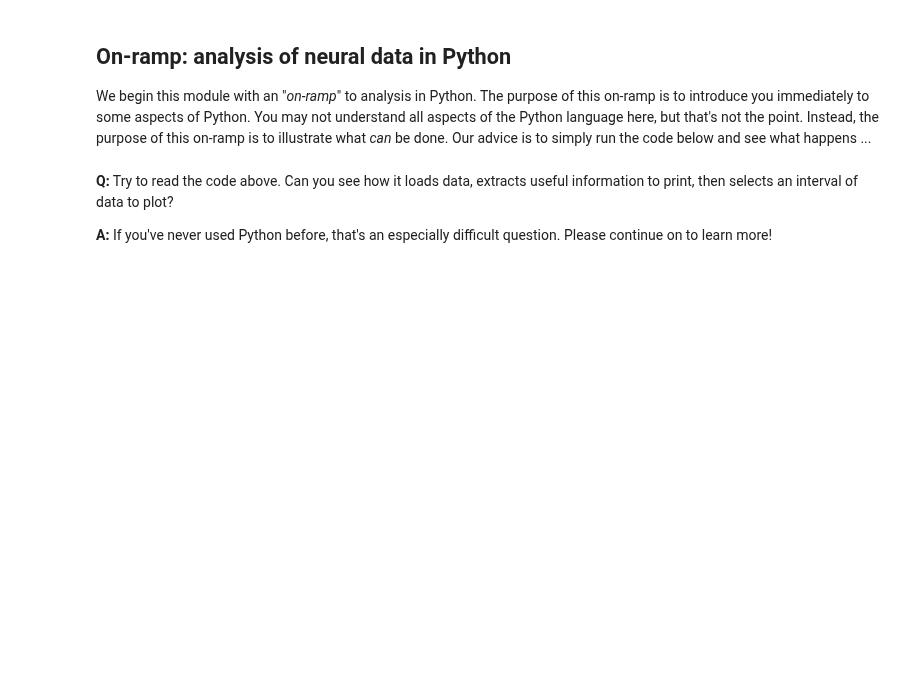
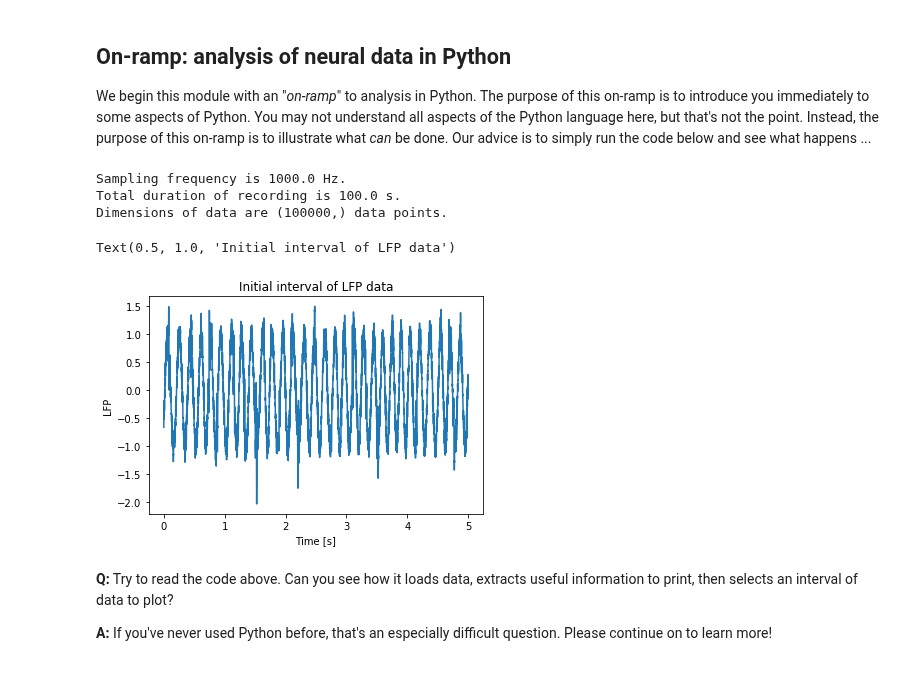
Before and after one commit to jaib1/Case-Studies-Python, a Jupyter notebook: content/01/introduction-to-python.ipynb, the cells around one changed output. Cells and saved outputs as stored; diff of their text form; code cells hidden in the pictures; blank space fills up the shorter version.

```diff
--- a/content/01/introduction-to-python.ipynb
+++ b/content/01/introduction-to-python.ipynb
@@ -22,24 +22,38 @@ We begin this module with an "*on-ramp*" to analysis in Python. The purpose of t
 # %%
 import scipy.io as sio               # Import packages to read data, do analysis, and plot it.
 import numpy as np
 %matplotlib inline
 import matplotlib.pyplot as plt
 
 mat = sio.loadmat('sample_data.mat') # Load the example data set.
 t   = mat['t'][0]                    # Get the values associated with the key 't' from the dictorary.
 LFP = mat['LFP'][0]                  # Get the values associated with the key 'LFP' from the dictorary
 
                                      # Print useful information about the data.
 print("Sampling frequency is " + str( 1/(t[2]-t[1]))  + ' Hz.')
 print("Total duration of recording is " + str(t[-1]) + ' s.')
 print("Dimensions of data are " + str(np.shape(LFP)) + ' data points.')
 
 initial_time_interval = t < 5        # Choose an initial interval of time, from onset to 5 s,
-                                     # ... and plot it.
-plt.plot(t[initial_time_interval], LFP[initial_time_interval])
-plt.xlabel('Time [s]')
-plt.ylabel('LFP')
-plt.title('Initial interval of LFP data');
+
+fig, ax = plt.subplots()             # and plot it, using OO interface (rather than state-based interface)
+ax.plot(t[initial_time_interval], LFP[initial_time_interval], figure=fig)
+ax.set_xlabel('Time [s]')
+ax.set_ylabel('LFP')
+ax.set_title('Initial interval of LFP data')
+
+# the commented out code below would plot the above using state-based interface
+
+# plt.plot(t[initial_time_interval], LFP[initial_time_interval])
+# plt.xlabel('Time [s]')
+# plt.ylabel('LFP')
+# plt.title('Initial interval of LFP data');
+# %% [output]
+Sampling frequency is 1000.0 Hz.
+Total duration of recording is 100.0 s.
+Dimensions of data are (100000,) data points.
+Text(0.5, 1.0, 'Initial interval of LFP data')
+[figure, added]
 # %% [markdown]
 <div class="question">
 
```
Also changed, not shown: parts of 16 cells of this notebook.
